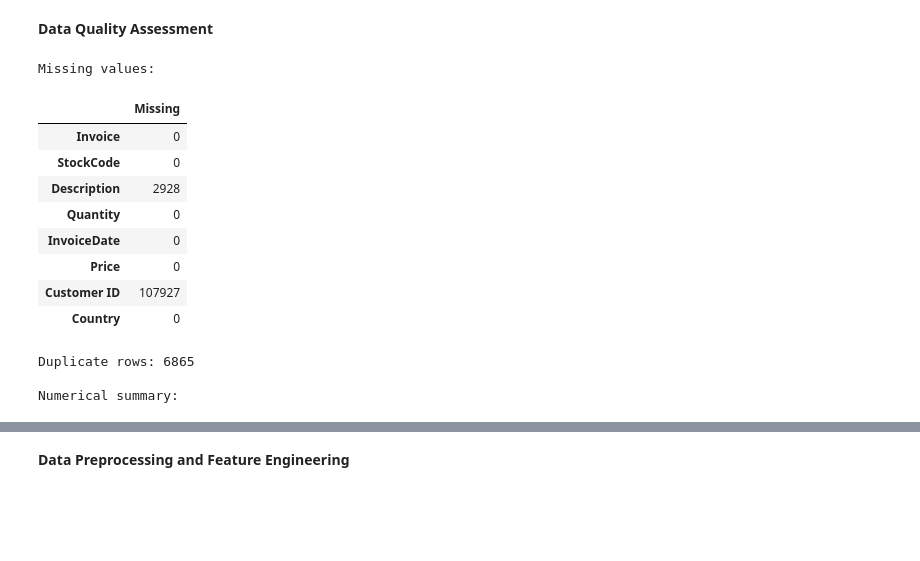
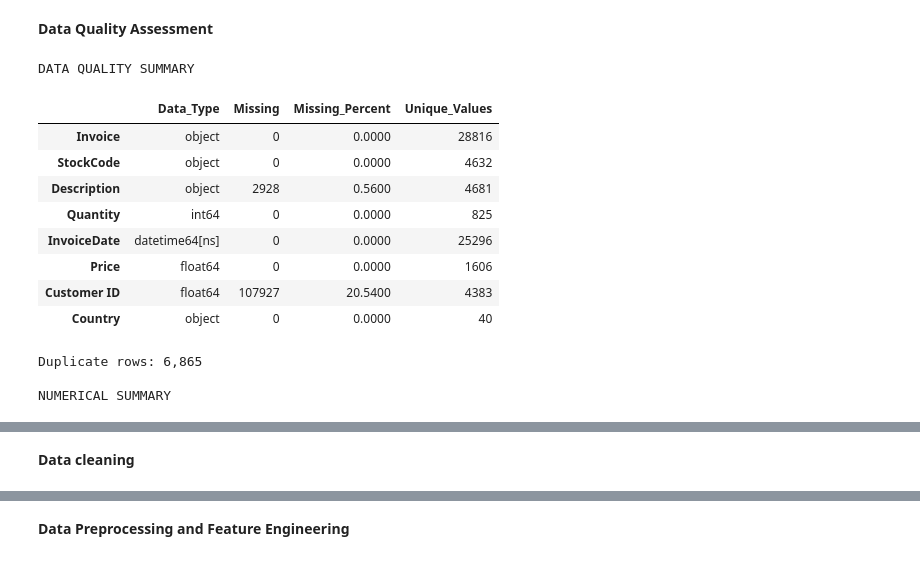
Before and after one commit to bahmedx/730, a Jupyter notebook: Predictive_Modeling_in_Marketing_Analytics.ipynb, the cells around one changed output, grey strips where cells are left out. Cells and saved outputs as stored; diff of their text form; code cells hidden in the pictures; blank space fills up the shorter version.

```diff
--- a/Predictive_Modeling_in_Marketing_Analytics.ipynb
+++ b/Predictive_Modeling_in_Marketing_Analytics.ipynb
@@ -63,25 +90,38 @@ None
 # %% [markdown]
 **Data Quality Assessment**
 # %%
-print("Missing values:")
-display(df.isnull().sum().to_frame("Missing"))
+quality_summary = pd.DataFrame({
+    "Data_Type": df.dtypes.astype(str),
+    "Missing": df.isnull().sum(),
+    "Missing_Percent": (
+        df.isnull().mean() * 100
+    ).round(2),
+    "Unique_Values": df.nunique()
+})
 
-print("\nDuplicate rows:", df.duplicated().sum())
+print("DATA QUALITY SUMMARY")
+display(quality_summary)
 
-print("\nNumerical summary:")
-display(df[["Quantity", "Price"]].describe().round(2))
+print(f"Duplicate rows: {df.duplicated().sum():,}")
+
+print("\nNUMERICAL SUMMARY")
+display(
+    df[["Quantity", "Price"]]
+    .describe()
+    .round(2)
+)
 # %% [output]
-Missing values:
+DATA QUALITY SUMMARY
-|  | Missing |
-| Invoice | 0 |
-| StockCode | 0 |
-| Description | 2928 |
-| Quantity | 0 |
-| InvoiceDate | 0 |
-| Price | 0 |
-| Customer ID | 107927 |
-| Country | 0 |
+|  | Data_Type | Missing | Missing_Percent | Unique_Values |
+| Invoice | object | 0 | 0.0000 | 28816 |
+| StockCode | object | 0 | 0.0000 | 4632 |
+| Description | object | 2928 | 0.5600 | 4681 |
+| Quantity | int64 | 0 | 0.0000 | 825 |
+| InvoiceDate | datetime64[ns] | 0 | 0.0000 | 25296 |
+| Price | float64 | 0 | 0.0000 | 1606 |
+| Customer ID | float64 | 107927 | 20.5400 | 4383 |
+| Country | object | 0 | 0.0000 | 40 |
-Duplicate rows: 6865
+Duplicate rows: 6,865
 
-Numerical summary:
+NUMERICAL SUMMARY
 |  | Quantity | Price |
@@ -95,0 +136,2 @@ Numerical summary:
+# %% [markdown]
+**Data cleaning**
```
Also changed, not shown: parts of 28 cells of this notebook.
